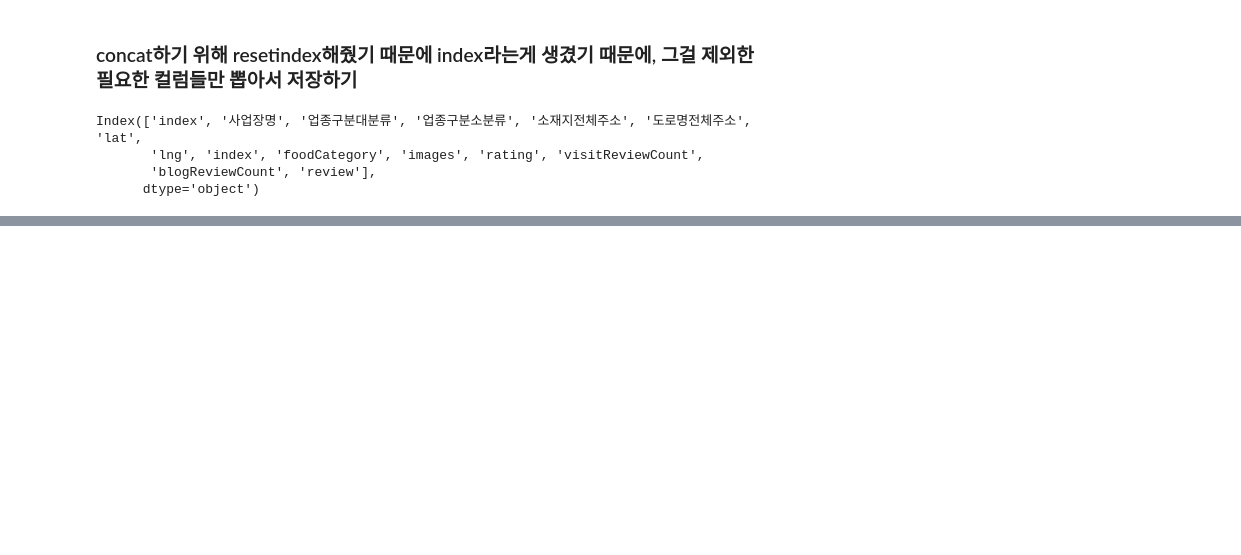
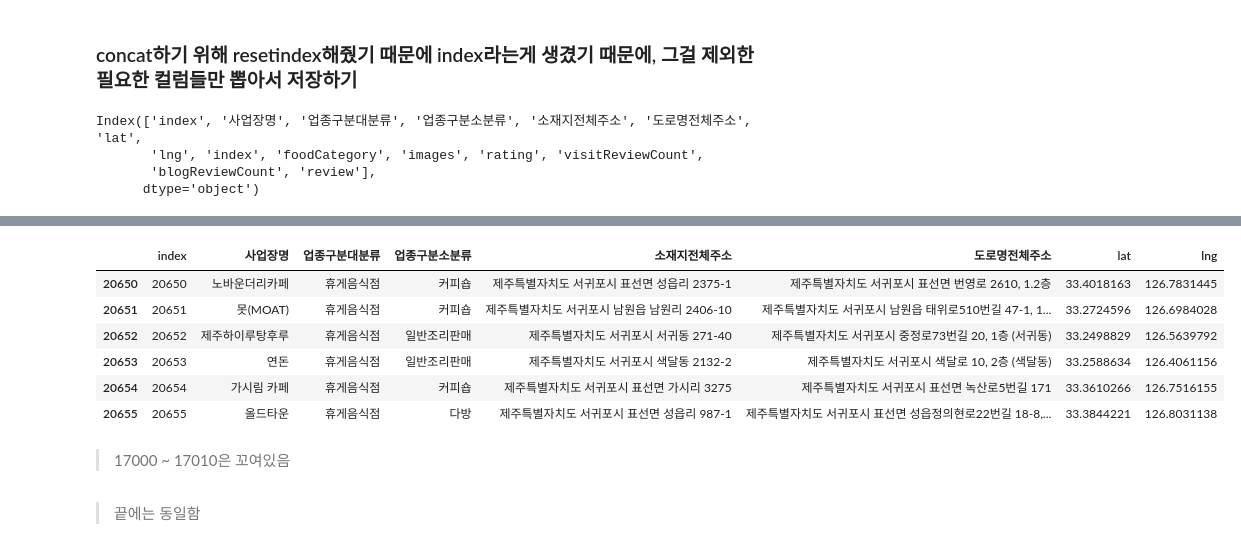
Before and after one commit to JejuTravelApp/DataAnalysis, a Jupyter notebook: TY_크롤링데이터전처리.ipynb, the cells around one changed output, grey strips where cells are left out. Saved outputs shown, nothing was run; the diff lists cells and outputs as text; code cells hidden in the pictures; blank space fills up the shorter version.

```diff
--- a/TY_크롤링데이터전처리.ipynb
+++ b/TY_크롤링데이터전처리.ipynb
@@ -121,0 +176,2 @@ concat_result_df.to_json("Data/제주도식당Data.json", orient='records', forc
+# %%
+scrapyData.reset_index(inplace=True)
@@ -121,0 +188,14 @@ concat_result_df.to_json("Data/제주도식당Data.json", orient='records', forc
+# %%
+scrapyData[20650: 20657]
+# %% [output]
+|  | index | 사업장명 | 업종구분대분류 | 업종구분소분류 | 소재지전체주소 | 도로명전체주소 | lat | lng |
+| 20650 | 20650 | 노바운더리카페 | 휴게음식점 | 커피숍 | 제주특별자치도 서귀포시 표선면 성읍리 2375-1 | 제주특별자치도 서귀포시 표선면 번영로 2610, 1.2층 | 33.4018163 | 126.7831445 |
+| 20651 | 20651 | 못(MOAT) | 휴게음식점 | 커피숍 | 제주특별자치도 서귀포시 남원읍 남원리 2406-10 | 제주특별자치도 서귀포시 남원읍 태위로510번길 47-1, 1... | 33.2724596 | 126.6984028 |
+| 20652 | 20652 | 제주하이루탕후루 | 휴게음식점 | 일반조리판매 | 제주특별자치도 서귀포시 서귀동 271-40 | 제주특별자치도 서귀포시 중정로73번길 20, 1층 (서귀동) | 33.2498829 | 126.5639792 |
+| 20653 | 20653 | 연돈 | 휴게음식점 | 일반조리판매 | 제주특별자치도 서귀포시 색달동 2132-2 | 제주특별자치도 서귀포시 색달로 10, 2층 (색달동) | 33.2588634 | 126.4061156 |
+| 20654 | 20654 | 가시림 카페 | 휴게음식점 | 커피숍 | 제주특별자치도 서귀포시 표선면 가시리 3275 | 제주특별자치도 서귀포시 표선면 녹산로5번길 171 | 33.3610266 | 126.7516155 |
+| 20655 | 20655 | 올드타운 | 휴게음식점 | 다방 | 제주특별자치도 서귀포시 표선면 성읍리 987-1 | 제주특별자치도 서귀포시 표선면 성읍정의현로22번길 18-8,... | 33.3844221 | 126.8031138 |
+# %% [markdown]
+> 17000 ~ 17010은 꼬여있음
+# %% [markdown]
+> 끝에는 동일함
```
Also changed, not shown: parts of 11 cells of this notebook, 5 other files.
